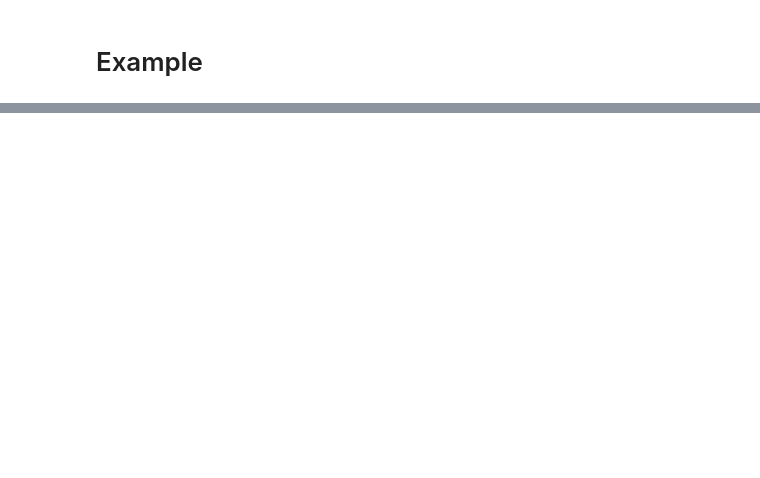
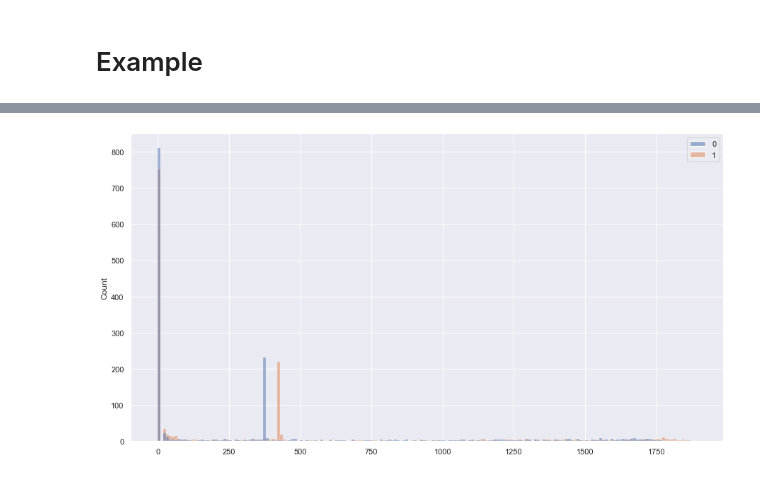
Before and after one commit to luceskywalker/TexSense, a Jupyter notebook: study1/jupyter/pilot221122/pi_data.ipynb, the cells around one changed output, grey strips where cells are left out. Drawn from its saved outputs; the diff is of its cells as text; code cells hidden in the pictures; blank space fills up the shorter version.

```diff
--- a/study1/jupyter/pilot221122/pi_data.ipynb
+++ b/study1/jupyter/pilot221122/pi_data.ipynb
@@ -245,2 +267,8 @@ sns.set_theme()
+# %%
+sns.histplot(data=[force_left, force_right], binwidth = 10)
+fig = plt.gcf()
+fig.set_size_inches(15, 8)
+# %% [output]
+[figure, added]
 # %%
 d = pi_step_segmentation(force_left, force_right, 100)
```
Also changed, not shown: parts of 23 cells of this notebook.
